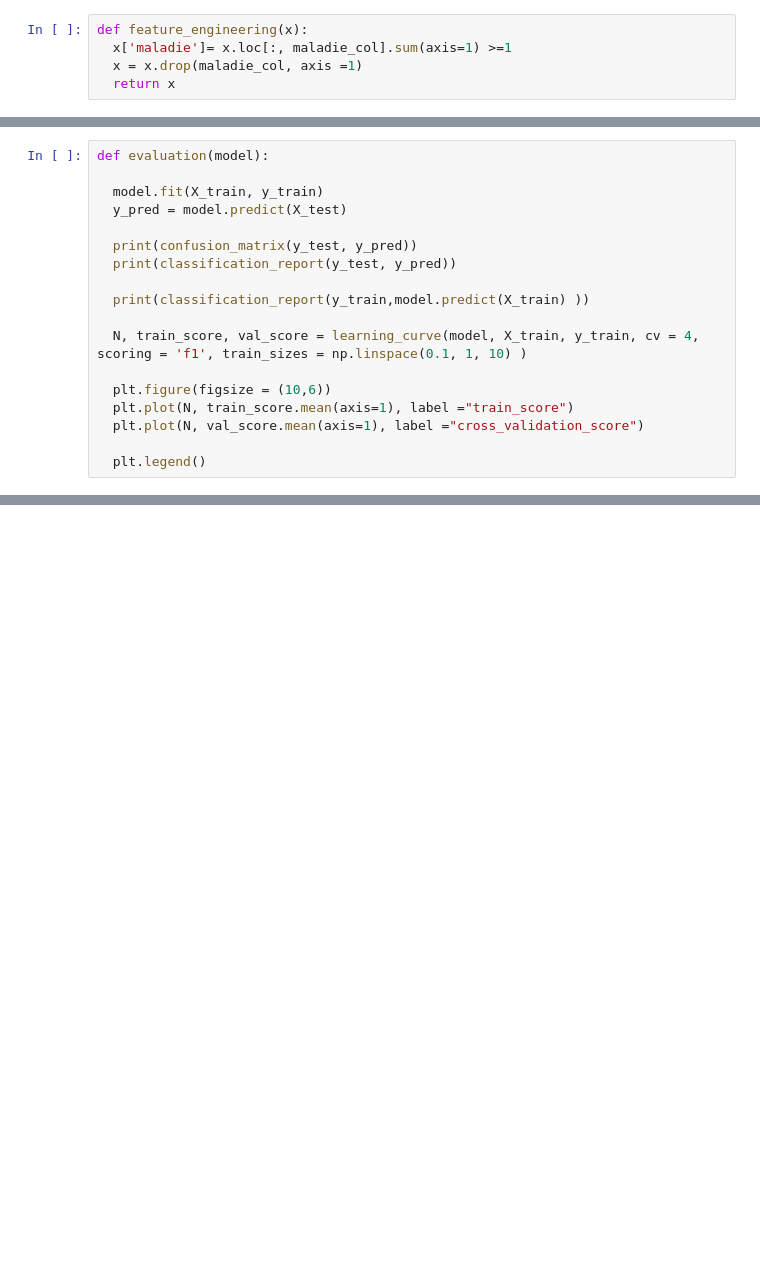
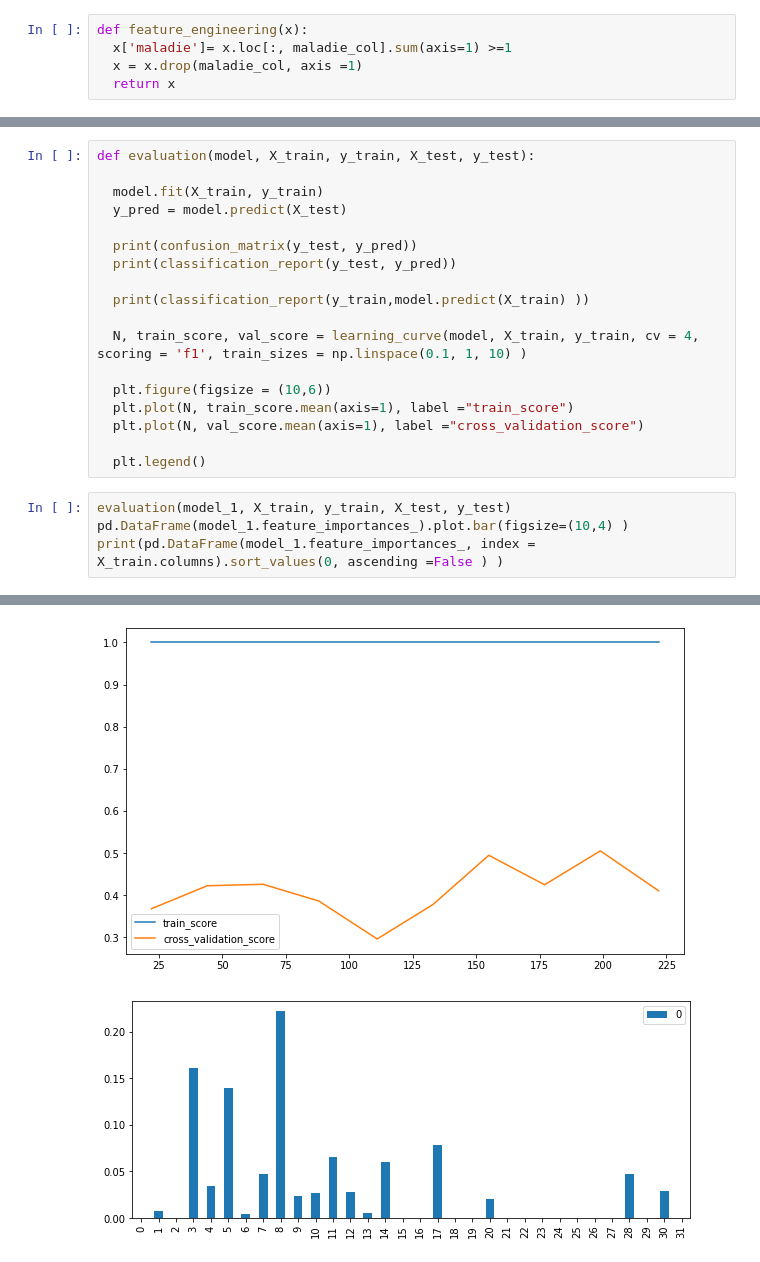
Before and after one commit to christian235711/covid, a Jupyter notebook: preprocessing_covid.ipynb, the cells around one changed output, grey strips where cells are left out. Cells and saved outputs as stored; diff of their text form; blank space fills up the shorter version.

```diff
--- a/preprocessing_covid.ipynb
+++ b/preprocessing_covid.ipynb
@@ -187,18 +117,0 @@ from sklearn.model_selection import learning_curve
-# %%
-def evaluation(model):
-
-  model.fit(X_train, y_train)
-  y_pred = model.predict(X_test)
-
-  print(confusion_matrix(y_test, y_pred))
-  print(classification_report(y_test, y_pred))
-
-  print(classification_report(y_train,model.predict(X_train) ))
-
-  N, train_score, val_score = learning_curve(model, X_train, y_train, cv = 4, scoring = 'f1', train_sizes = np.linspace(0.1, 1, 10) )
-
-  plt.figure(figsize = (10,6))
-  plt.plot(N, train_score.mean(axis=1), label ="train_score")
-  plt.plot(N, val_score.mean(axis=1), label ="cross_validation_score")
-
-  plt.legend()
@@ -600,0 +215,23 @@ RandomForestClassifier.set_params
+# %%
+def evaluation(model, X_train, y_train, X_test, y_test):
+
+  model.fit(X_train, y_train)
+  y_pred = model.predict(X_test)
+
+  print(confusion_matrix(y_test, y_pred))
+  print(classification_report(y_test, y_pred))
+
+  print(classification_report(y_train,model.predict(X_train) ))
+
+  N, train_score, val_score = learning_curve(model, X_train, y_train, cv = 4, scoring = 'f1', train_sizes = np.linspace(0.1, 1, 10) )
+
+  plt.figure(figsize = (10,6))
+  plt.plot(N, train_score.mean(axis=1), label ="train_score")
+  plt.plot(N, val_score.mean(axis=1), label ="cross_validation_score")
+
+  plt.legend()
+# %%
+evaluation(model_1, X_train, y_train, X_test, y_test)
+pd.DataFrame(model_1.feature_importances_).plot.bar(figsize=(10,4) )
+print(pd.DataFrame(model_1.feature_importances_, index = X_train.columns).sort_values(0, ascending =False ) )
+# %% [output]
@@ -600,0 +255,2 @@ RandomForestClassifier.set_params
+[figure, added]
+[figure, added]
```
Also changed, not shown: parts of 94 cells of this notebook.
